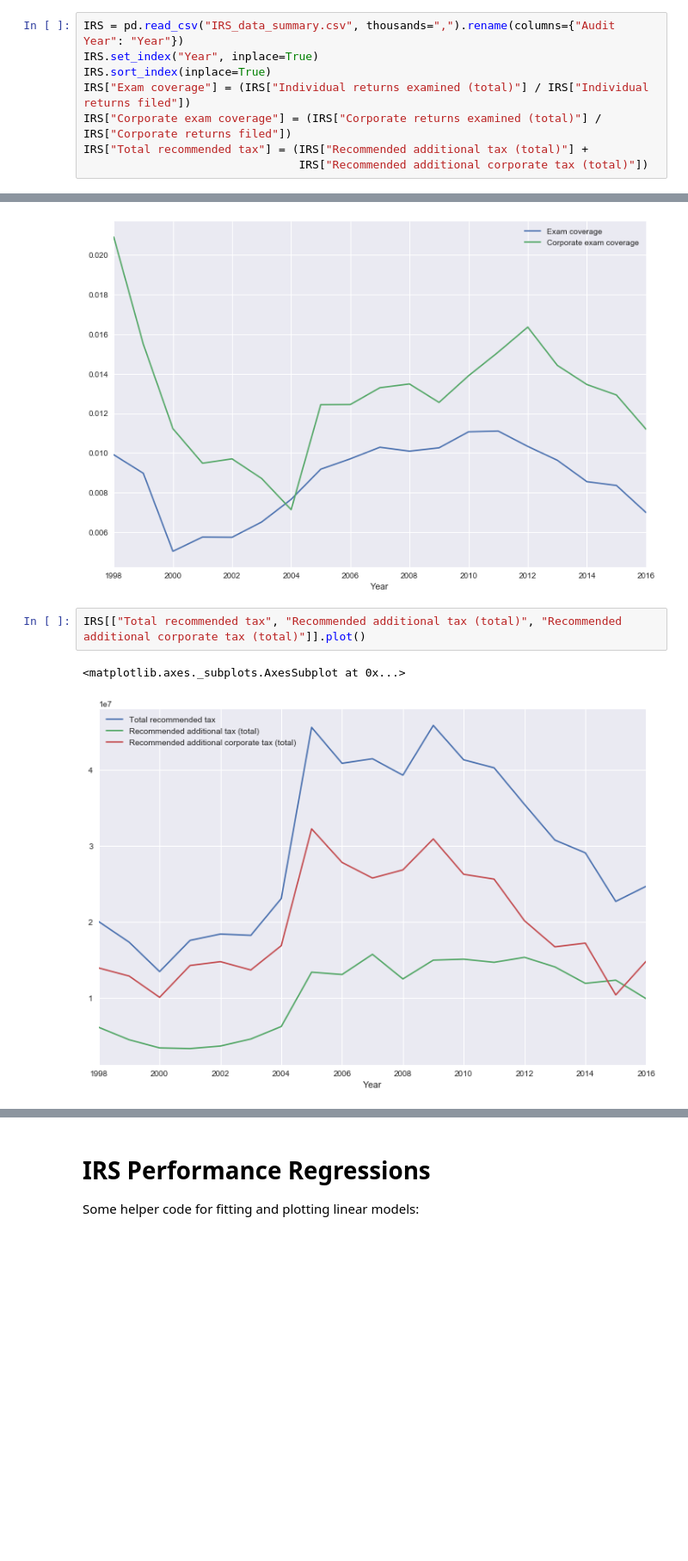
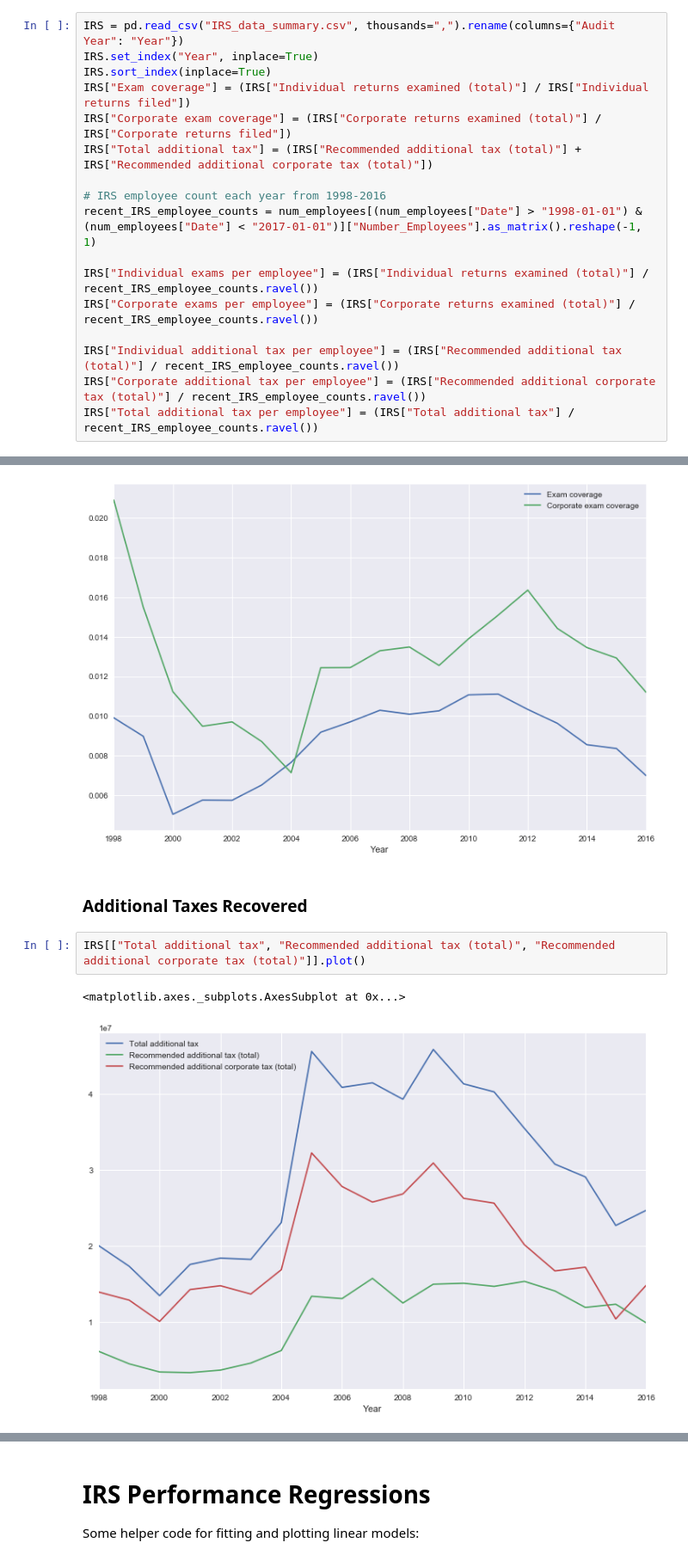
Before and after one commit to jimmyjwu/US_federal_government_performance, a Jupyter notebook: IRS Analysis.ipynb, the cells around one changed output, grey strips where cells are left out. Shown at 86% size. Saved outputs shown, nothing was run; the diff lists cells and outputs as text; blank space fills up the shorter version.

Commit message:
Add IRS per-employee productivity calculations and plots.

```diff
--- a/IRS Analysis.ipynb
+++ b/IRS Analysis.ipynb
@@ -99,7 +99,16 @@ IRS.set_index("Year", inplace=True)
 IRS.sort_index(inplace=True)
 IRS["Exam coverage"] = (IRS["Individual returns examined (total)"] / IRS["Individual returns filed"])
 IRS["Corporate exam coverage"] = (IRS["Corporate returns examined (total)"] / IRS["Corporate returns filed"])
-IRS["Total recommended tax"] = (IRS["Recommended additional tax (total)"] +
-                                IRS["Recommended additional corporate tax (total)"])
+IRS["Total additional tax"] = (IRS["Recommended additional tax (total)"] + IRS["Recommended additional corporate tax (total)"])
+
+# IRS employee count each year from 1998-2016
+recent_IRS_employee_counts = num_employees[(num_employees["Date"] > "1998-01-01") & (num_employees["Date"] < "2017-01-01")]["Number_Employees"].as_matrix().reshape(-1, 1)
+
+IRS["Individual exams per employee"] = (IRS["Individual returns examined (total)"] / recent_IRS_employee_counts.ravel())
+IRS["Corporate exams per employee"] = (IRS["Corporate returns examined (total)"] / recent_IRS_employee_counts.ravel())
+
+IRS["Individual additional tax per employee"] = (IRS["Recommended additional tax (total)"] / recent_IRS_employee_counts.ravel())
+IRS["Corporate additional tax per employee"] = (IRS["Recommended additional corporate tax (total)"] / recent_IRS_employee_counts.ravel())
+IRS["Total additional tax per employee"] = (IRS["Total additional tax"] / recent_IRS_employee_counts.ravel())
 # %% [markdown]
 # Plots
@@ -108,8 +119,10 @@ IRS[["Exam coverage", "Corporate exam coverage"]].plot()
 # %% [output]
 <matplotlib.axes._subplots.AxesSubplot at 0x...>
 [figure]
+# %% [markdown]
+### Additional Taxes Recovered
 # %%
-IRS[["Total recommended tax", "Recommended additional tax (total)", "Recommended additional corporate tax (total)"]].plot()
+IRS[["Total additional tax", "Recommended additional tax (total)", "Recommended additional corporate tax (total)"]].plot()
 # %% [output]
 <matplotlib.axes._subplots.AxesSubplot at 0x...>
-[figure, old version]
+[figure, new version]
```
Also changed, not shown: parts of 7 cells of this notebook.
